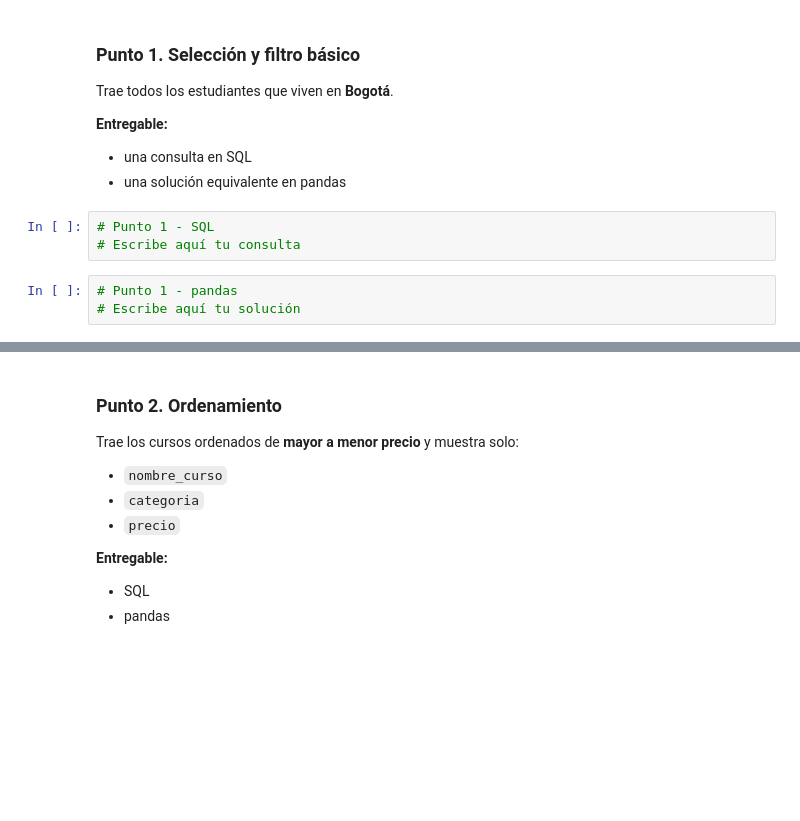
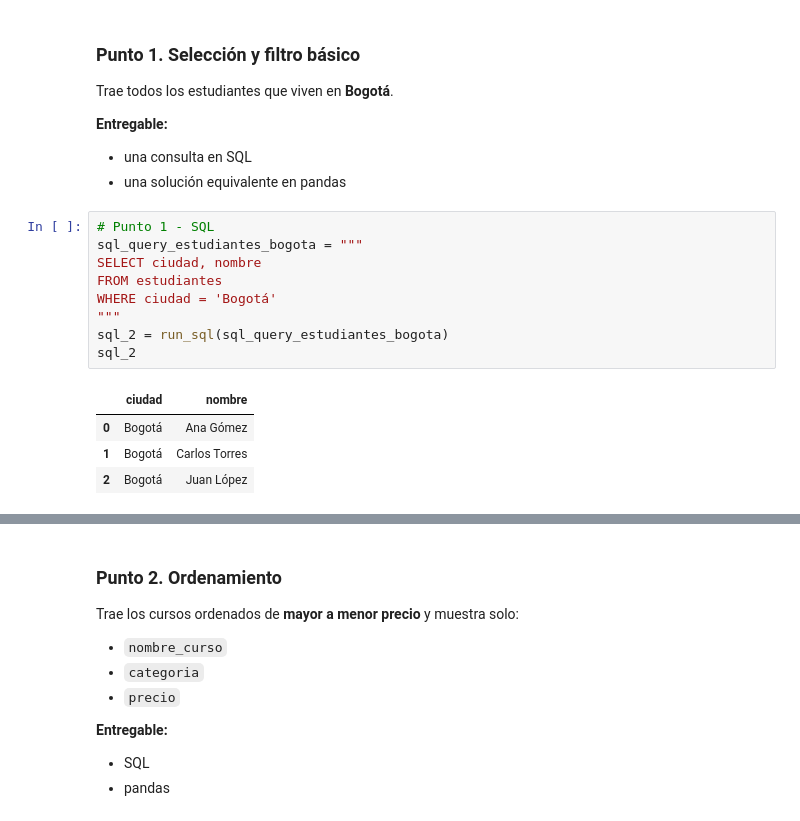
Before and after one commit to CeneDurango/Ciencia-Datos, a Jupyter notebook: tarea_sql_pandas_academia.ipynb, the cells around one changed output, grey strips where cells are left out. Cells and saved outputs as stored; diff of their text form; blank space fills up the shorter version.

```diff
--- a/tarea_sql_pandas_academia.ipynb
+++ b/tarea_sql_pandas_academia.ipynb
@@ -154,9 +179,17 @@ Trae todos los estudiantes que viven en **Bogotá**.
 **Entregable:**
 - una consulta en SQL
 - una solución equivalente en pandas
-# %%
-# Punto 1 - SQL
-# Escribe aquí tu consulta
-# %%
-# Punto 1 - pandas
-# Escribe aquí tu solución
+# %%
+# Punto 1 - SQL
+sql_query_estudiantes_bogota = """
+SELECT ciudad, nombre
+FROM estudiantes
+WHERE ciudad = 'Bogotá'
+"""
+sql_2 = run_sql(sql_query_estudiantes_bogota)
+sql_2
+# %% [output]
+|  | ciudad | nombre |
+| 0 | Bogotá | Ana Gómez |
+| 1 | Bogotá | Carlos Torres |
+| 2 | Bogotá | Juan López |
```
Also changed, not shown: parts of 2 cells of this notebook.
